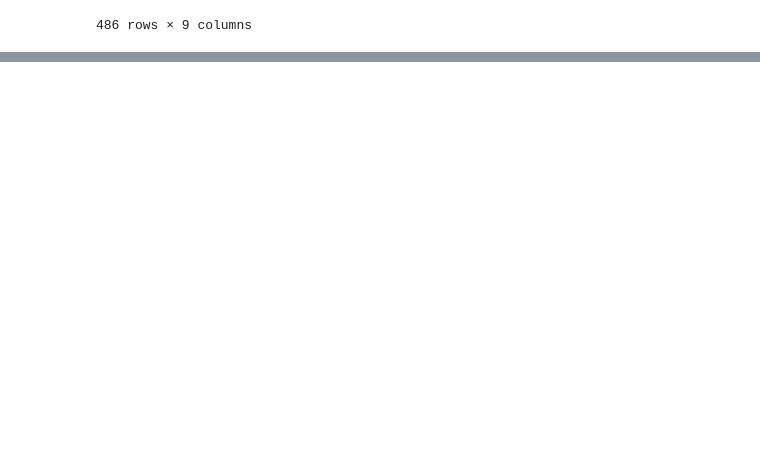
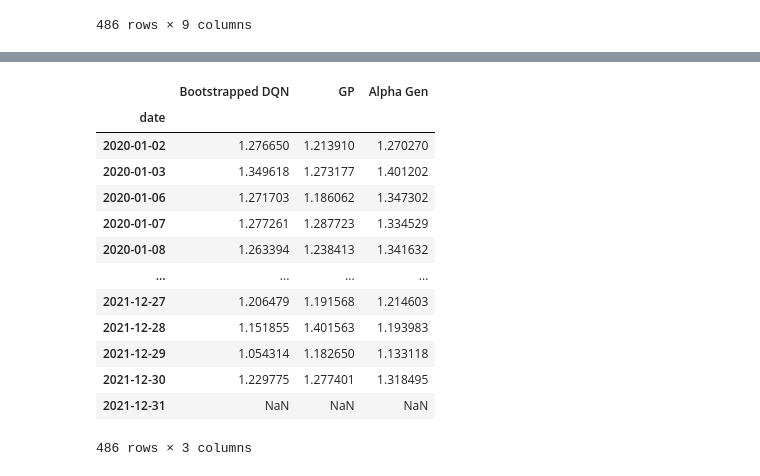
Before and after one commit to Ty-Wattana/alphadeepex, a Jupyter notebook: report.ipynb, the cells around one changed output, grey strips where cells are left out. Drawn from its saved outputs; the diff is of its cells as text; code cells hidden in the pictures; blank space fills up the shorter version.

```diff
--- a/report.ipynb
+++ b/report.ipynb
@@ -340,0 +365,34 @@ df_com.head()
+# %%
+import pickle
+
+rmse_files = []
+df_rmse = pd.DataFrame()
+
+for model in ["boot","gp","rl"]:
+    file_path = f'out/backtests/{ex_num}/{model}/0-rmse.pkl'
+
+    if model == "gp":
+        file_path = f'out/backtests/{ex_num}/{model}/2-rmse.pkl'
+
+    with open(file_path, 'rb') as file:
+        rmse = pickle.load(file)
+
+    df_rmse[model] = rmse["rmse"]
+
+df_rmse.rename(columns={"boot": "Bootstrapped DQN", "gp": "GP", "rl": "Alpha Gen"}, inplace=True)
+df_rmse
+# %% [output]
+|  | Bootstrapped DQN | GP | Alpha Gen |
+| date |  |  |  |
+| 2020-01-02 | 1.276650 | 1.213910 | 1.270270 |
+| 2020-01-03 | 1.349618 | 1.273177 | 1.401202 |
+| 2020-01-06 | 1.271703 | 1.186062 | 1.347302 |
+| 2020-01-07 | 1.277261 | 1.287723 | 1.334529 |
+| 2020-01-08 | 1.263394 | 1.238413 | 1.341632 |
+| ... | ... | ... | ... |
+| 2021-12-27 | 1.206479 | 1.191568 | 1.214603 |
+| 2021-12-28 | 1.151855 | 1.401563 | 1.193983 |
+| 2021-12-29 | 1.054314 | 1.182650 | 1.133118 |
+| 2021-12-30 | 1.229775 | 1.277401 | 1.318495 |
+| 2021-12-31 | NaN | NaN | NaN |
+486 rows × 3 columns
```
Also changed, not shown: parts of 14 cells of this notebook, 2 other files.
